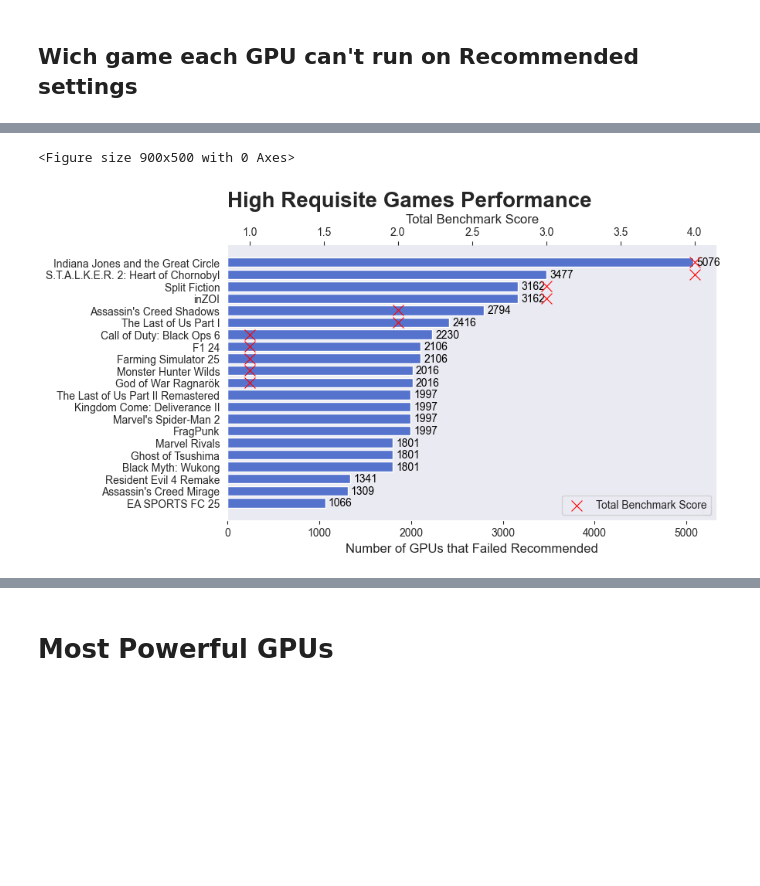
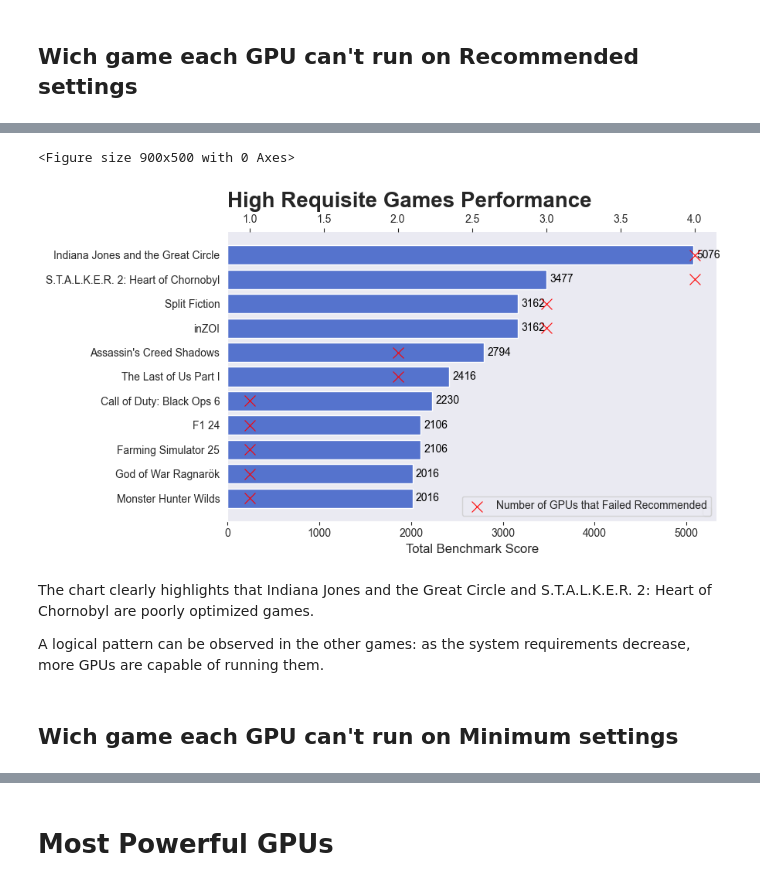
Before and after one commit to pedrohmgatti/projeto-games-steam, a Jupyter notebook: eda/exploratory_data_analysis.ipynb, the cells around one changed output, grey strips where cells are left out. Cells and saved outputs as stored; diff of their text form; code cells hidden in the pictures; blank space fills up the shorter version.

```diff
--- a/eda/exploratory_data_analysis.ipynb
+++ b/eda/exploratory_data_analysis.ipynb
@@ -137,7 +211,7 @@ ax = sns.barplot(
     y='GPU',
     x='Compatible Games',
     hue='Configuration',
-    data=df_plot,
+    data=compatible_games_data,
     palette="viridis",
     dodge=True
 )
@@ -176,23 +247,0 @@ plt.show()
-# %%
-# Função para calcular os jogos que rodam no mínimo, mas não no recomendado
-def get_minimum_but_not_recommended(benchmark_score):
-    # Jogos que rodam no mínimo
-    games_able_to_run_minimum = games_requirement_data[games_requirement_data['gpu_minimum_benchmark_score'] <= benchmark_score]
-
-    # Jogos que rodam no recomendado
-    games_able_to_run_recommended = games_requirement_data[games_requirement_data['gpu_recommended_benchmark_score'] <= benchmark_score]
-
-    # Filtrar jogos que rodam no mínimo, mas não no recomendado
-    games_minimum_not_recommended = games_able_to_run_minimum[~games_able_to_run_minimum['game_name'].isin(games_able_to_run_recommended['game_name'])]
-
-    return len(games_minimum_not_recommended)
-
-# Coletando os dados para o gráfico
-data = []
-
-for gpu_name, score in zip(most_dominant['gpu_name'], most_dominant['benchmark_score']):
-    count_not_recommended = get_minimum_but_not_recommended(score)
-    data.append({'GPU': gpu_name, 'Games Not Recommended': count_not_recommended})
-
-# Criando um DataFrame para o Seaborn
-df_plot = pd.DataFrame(data)
@@ -281,3 +307,15 @@ games_requirement_data.sort_values('gpu_recommended_benchmark_score', ascending=
+# %%
+# Filtering high requisite games
+high_requisite_games = all_games_not_recommended_data[['game_name', 'gpu_minimum_benchmark_score', 'gpu_recommended_benchmark_score']].value_counts().reset_index()
+
+# Sort games by recommended benchmark score
+games_requirement_data.sort_values('gpu_recommended_benchmark_score', ascending=False, inplace=True)
+
+# Create a list of high requisite games
+high_requisite_games_list = high_requisite_games['game_name'].to_list()
+
+# Slice the games requirement data using the list
+high_requisite_games_requirement_data = games_requirement_data[games_requirement_data['game_name'].isin(high_requisite_games_list)]
 # %%
 # Create figure and axes with standardized style
 plt.figure(figsize=(9, 5))
@@ -287,7 +325,7 @@ fig, ax1 = plt.subplots(figsize=(9, 5))
 sns.barplot(
     y='game_name',
     x='gpu_recommended_benchmark_score',
-    data=games_requirement_data,
+    data=high_requisite_games_requirement_data,
     ax=ax1,
     color='royalblue'
 )
@@ -303,34 +341,40 @@ sns.scatterplot(
     x='count',
     data=high_requisite_games,
     color='red',
     marker='x',
     s=100,  # Marker size
     ax=ax2,
-    label='Total Benchmark Score'
+    label='Number of GPUs that Failed Recommended'
 )
 
 # Standardized customization
-ax1.set_xlabel("Number of GPUs that Failed Recommended", fontsize=12)
+ax1.set_xlabel("Total Benchmark Score", fontsize=12)
 ax1.set_ylabel("")  # Removing Y label for cleaner look
-ax2.set_xlabel("Total Benchmark Score", fontsize=12)
+ax2.set_xlabel("")
 plt.title("High Requisite Games Performance", fontsize=20, fontweight='bold', loc='left')
 
 # Remove borders and grid (standardized)
 ax1.spines['right'].set_visible(False)
 ax1.spines['top'].set_visible(False)
 ax2.spines['right'].set_visible(False)
 ax2.spines['top'].set_visible(False)
 ax1.grid(False)
 
 # Adjusting legend to bottom right corner
 ax1.legend(loc="lower right")
 ax2.legend(loc="lower right")
 
 # Standardized layout adjustment
 plt.tight_layout()
 
 # Display the chart
 plt.show()
 # %% [output]
 <Figure size 900x500 with 0 Axes>
-[figure, old version]
+[figure, new version]
+# %% [markdown]
+The chart clearly highlights that Indiana Jones and the Great Circle and S.T.A.L.K.E.R. 2: Heart of Chornobyl are poorly optimized games.
+
+A logical pattern can be observed in the other games: as the system requirements decrease, more GPUs are capable of running them.
+# %% [markdown]
+## Wich game each GPU can't run on Minimum settings
```
Also changed, not shown: parts of 32 cells of this notebook, 6 other files.
